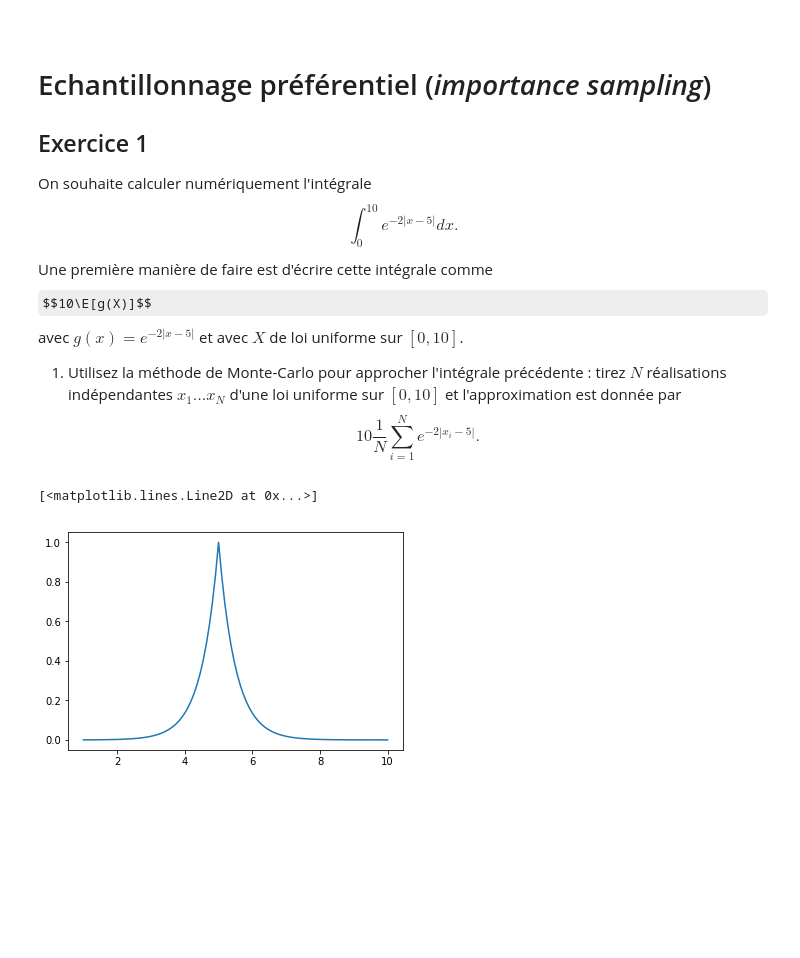
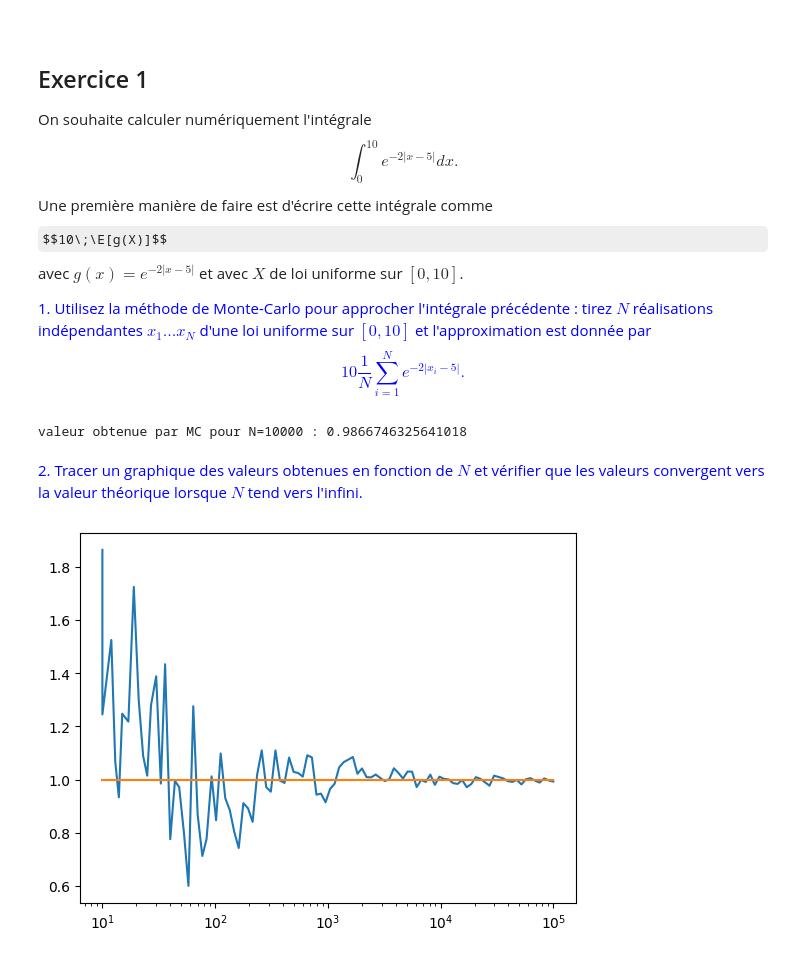
Before and after one commit to joanglaunes/algosto, a Jupyter notebook: python/TP_importance_sampling.ipynb, the cells around one changed output. Saved outputs shown, nothing was run; the diff lists cells and outputs as text; code cells hidden in the pictures; some formulas as TeX source; blank space fills up the shorter version.

```diff
--- a/python/TP_importance_sampling.ipynb
+++ b/python/TP_importance_sampling.ipynb
@@ -34,7 +43,6 @@ $\newcommand{\si}{\sigma}
 \newcommand{\ri}{\right}
 \newcommand{\supp}{\operatorname{supp}}$
 
-# Echantillonnage préférentiel (*importance sampling*)
 
 
 ## Exercice 1
@@ -42,8 +50,8 @@ $\newcommand{\si}{\sigma}
 On souhaite calculer numériquement l'intégrale
 $$\int_0^{10} e^{-2|x-5|}dx.$$
 Une première manière de faire est d'écrire cette intégrale comme
-$$10\E[g(X)]$$
+$$10\;\E[g(X)]$$
 avec $g(x) = e^{-2|x-5|}$ et avec $X$ de loi uniforme sur $[0,10]$.
 
-1. Utilisez la méthode de Monte-Carlo pour approcher l'intégrale précédente : tirez $N$ réalisations indépendantes $x_1\dots x_N$ d'une loi uniforme sur $[0,10]$ et l'approximation est donnée par
-$$10 \frac 1 N \sum_{i=1}^N e^{-2|x_i-5|}.$$
+<font color='blue'>1. Utilisez la méthode de Monte-Carlo pour approcher l'intégrale précédente : tirez $N$ réalisations indépendantes $x_1\dots x_N$ d'une loi uniforme sur $[0,10]$ et l'approximation est donnée par
+$$10 \frac 1 N \sum_{i=1}^N e^{-2|x_i-5|}.$$</font>
@@ -53,11 +58,13 @@ import matplotlib.pyplot as plt
-# %%
-x = np.linspace(1,10,100)
-def g(x):
-    return np.exp(-2*np.abs(x-5))
-plt.plot(x,g(x))
-# %% [output]
-[<matplotlib.lines.Line2D at 0x...>]
-[figure, removed]
+# %%
+exo1_Q1()
+# %% [output]
+valeur obtenue par MC pour N=10000 : 0.9866746325641018
+# %% [markdown]
+<font color='blue'>2. Tracer un graphique des valeurs obtenues en fonction de $N$ et vérifier que les valeurs convergent vers la valeur théorique lorsque $N$ tend vers l'infini.</font>
+# %%
+exo1_Q2()
+# %% [output]
+[figure, added]
 # %% [markdown]
 Cependant, la fonction $g$ atteint son maximum en $x=5$ et décroît
 rapidement après, il est
```
Also changed, not shown: parts of 9 cells of this notebook.
